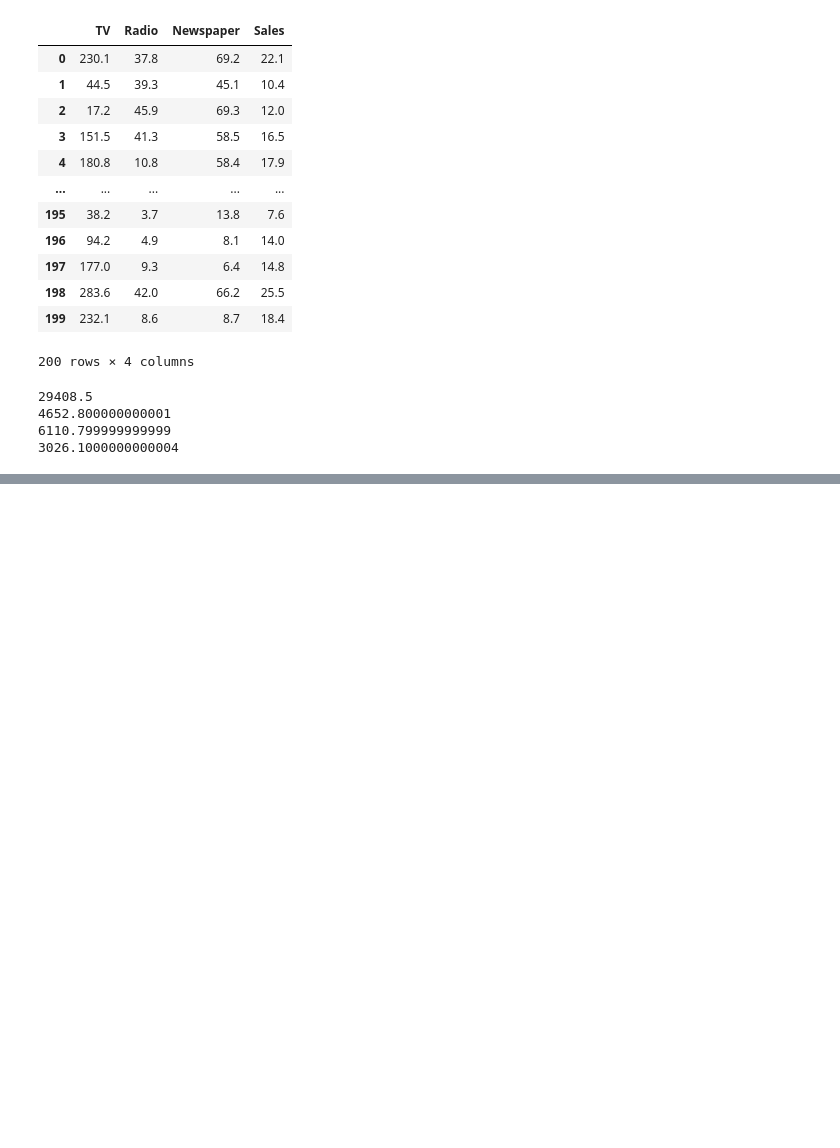
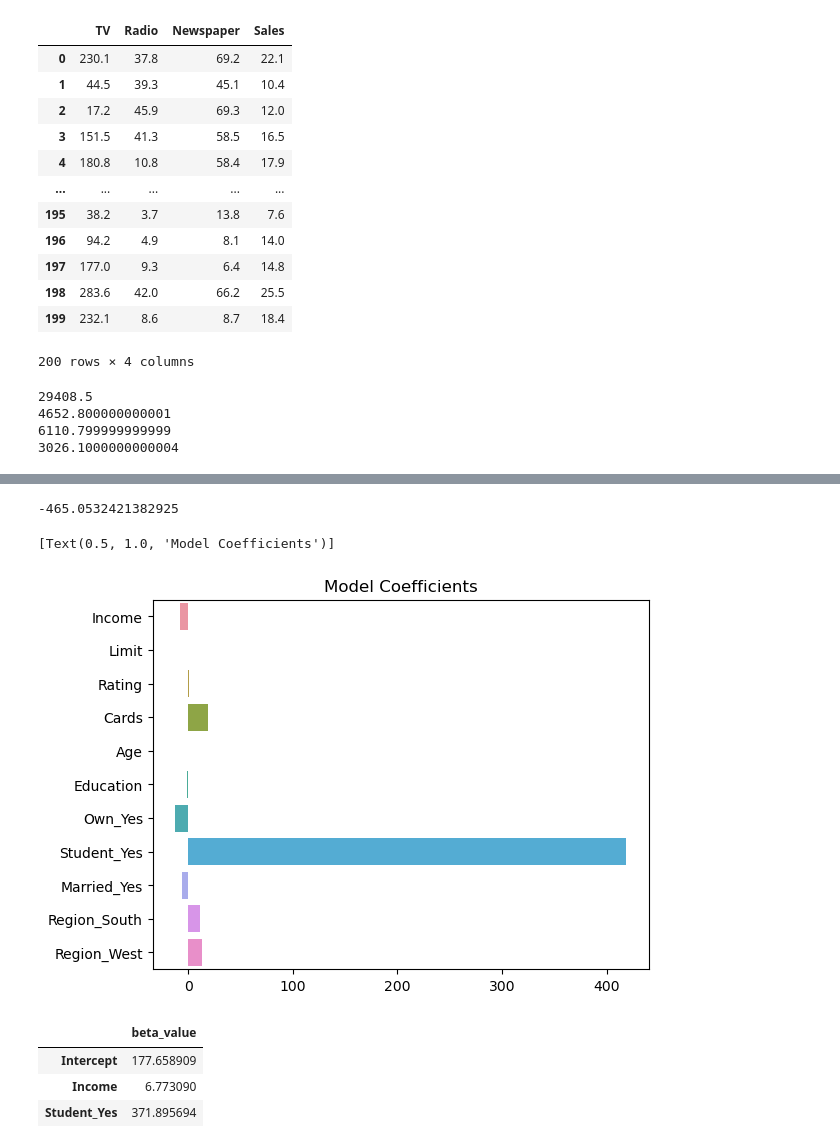
Before and after one commit to MikeGhoul/Intro_to_stat_learning_python, a Jupyter notebook: islp_env/2. Multiple and Polynomial Regression.ipynb, the cells around one changed output, grey strips where cells are left out. Saved outputs shown, nothing was run; the diff lists cells and outputs as text; code cells hidden in the pictures; blank space fills up the shorter version.

Commit message:
updated for Multi Regression and add datasets

```diff
--- a/islp_env/2. Multiple and Polynomial Regression.ipynb
+++ b/islp_env/2. Multiple and Polynomial Regression.ipynb
@@ -121,0 +147,5 @@ for i in ad_df.columns:
+# %%
+# The response variable will be 'Balance'
+x = df_credit.drop('Balance', axis=1)
+y = df_credit['Balance']
+x_train, x_test, y_train, y_test = train_test_split(x, y, test_size = 0.2, random_state=42)
@@ -121,0 +195,7 @@ for i in ad_df.columns:
+# %%
+# Create x train and test design matrices creating dummy variables for the categorical.
+# Use pd.get_dummies() with the drop_first hyperparameter for this
+# Split the data into training and testing sets:
+x_train_design = pd.get_dummies(x_train, columns = ['Own', 'Student', 'Married', 'Region'], drop_first = True)
+x_test_design = pd.get_dummies(x_test, columns = ['Own', 'Student', 'Married', 'Region'], drop_first = True)
+x_train_design.head()
@@ -121,0 +225,9 @@ for i in ad_df.columns:
+# %%
+# Fit model2 on design matrix:
+model2 = LinearRegression().fit(x_train_design, y_train)
+
+# Report train and test R^2 scores:
+train_score = model2.score(x_train_design, y_train)
+test_score = model2.score(x_test_design, y_test)
+print('Train R^2:', train_score)
+print('Test R^2:', test_score)
@@ -121,0 +237,4 @@ for i in ad_df.columns:
+# %%
+# Note that the intercept is not a part of the .coef_:
+coefs = pd.DataFrame(model2.coef_, index=x_train_design.columns, columns = ['beta_value'])
+coefs
@@ -121,0 +254,33 @@ for i in ad_df.columns:
+# %%
+model2.intercept_
+# %% [output]
+-465.0532421382925
+# %%
+# Visualize crude measure of feature importance:
+sns.barplot(data = coefs.T, orient = 'h').set(title='Model Coefficients')
+# %% [output]
+[Text(0.5, 1.0, 'Model Coefficients')]
+[figure, added]
+# %%
+# Fit a model to predict Balance from 2 predictors: Income and the best categorical from above (student_yes)
+# Specify the best categorical feature:
+best_cat_feature = 'Student_Yes'
+
+# Define the model:
+features = ['Income', best_cat_feature]
+model3 = LinearRegression()
+model3.fit(x_train_design[features], y_train)
+
+# Collect betas from fitted model:
+beta0 = model3.intercept_
+beta1 = model3.coef_[features.index('Income')]
+beta2 = model3.coef_[features.index(best_cat_feature)]
+
+# Display betas in a DataFrame:
+coefs = pd.DataFrame([beta0, beta1, beta2], index=['Intercept']+features, columns=['beta_value'])
+coefs
+# %% [output]
+|  | beta_value |
+| Intercept | 177.658909 |
+| Income | 6.773090 |
+| Student_Yes | 371.895694 |
```
Also changed, not shown: parts of 56 cells of this notebook, 10 other files.
